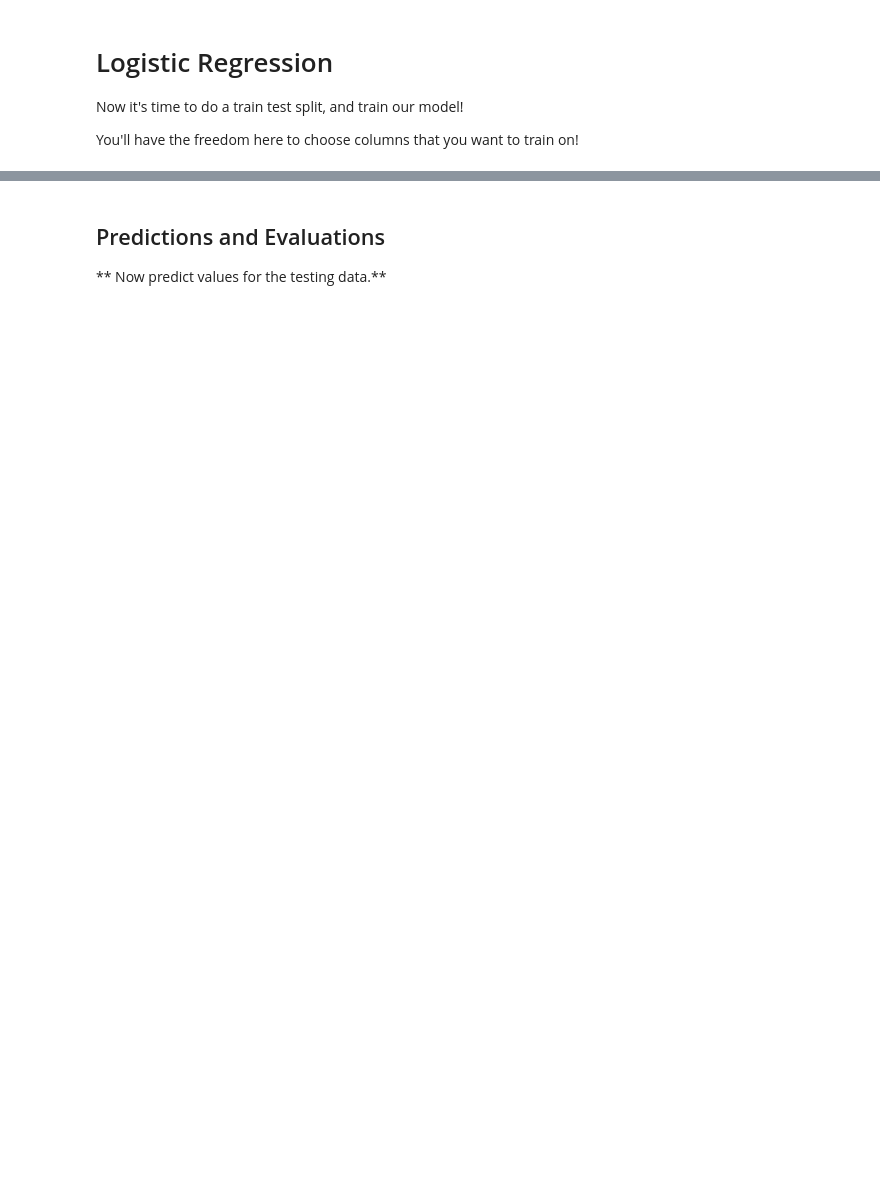
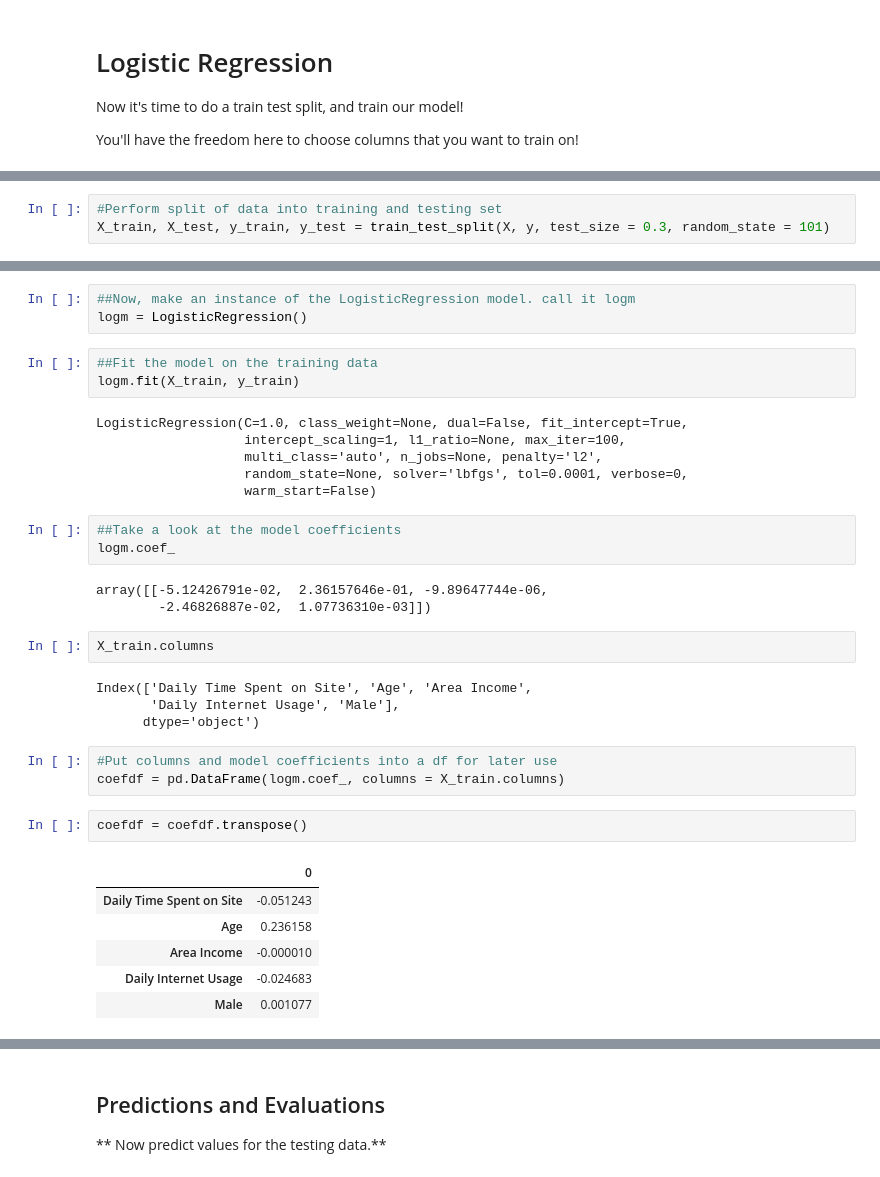
Before and after one commit to faithlierheimer/machine-learning-practice, a Jupyter notebook: 02-Logistic Regression Project.ipynb, the cells around one changed output, grey strips where cells are left out. Drawn from its saved outputs; the diff is of its cells as text; blank space fills up the shorter version.

```diff
--- a/02-Logistic Regression Project.ipynb
+++ b/02-Logistic Regression Project.ipynb
@@ -146 +167,4 @@ You'll have the freedom here to choose columns that you want to train on!
+# %%
+#Perform split of data into training and testing set
+X_train, X_test, y_train, y_test = train_test_split(X, y, test_size = 0.3, random_state = 101)
 # %% [markdown]
@@ -153,0 +175,36 @@ LogisticRegression(C=1.0, class_weight=None, dual=False, fit_intercept=True,
+# %%
+##Now, make an instance of the LogisticRegression model. call it logm
+logm = LogisticRegression()
+# %%
+##Fit the model on the training data
+logm.fit(X_train, y_train)
+# %% [output]
+LogisticRegression(C=1.0, class_weight=None, dual=False, fit_intercept=True,
+                   intercept_scaling=1, l1_ratio=None, max_iter=100,
+                   multi_class='auto', n_jobs=None, penalty='l2',
+                   random_state=None, solver='lbfgs', tol=0.0001, verbose=0,
+                   warm_start=False)
+# %%
+##Take a look at the model coefficients
+logm.coef_
+# %% [output]
+array([[-5.12426791e-02,  2.36157646e-01, -9.89647744e-06,
+        -2.46826887e-02,  1.07736310e-03]])
+# %%
+X_train.columns
+# %% [output]
+Index(['Daily Time Spent on Site', 'Age', 'Area Income',
+       'Daily Internet Usage', 'Male'],
+      dtype='object')
+# %%
+#Put columns and model coefficients into a df for later use
+coefdf = pd.DataFrame(logm.coef_, columns = X_train.columns)
+# %%
+coefdf = coefdf.transpose()
+# %% [output]
+|  | 0 |
+| Daily Time Spent on Site | -0.051243 |
+| Age | 0.236158 |
+| Area Income | -0.000010 |
+| Daily Internet Usage | -0.024683 |
+| Male | 0.001077 |
```
Also changed, not shown: parts of 13 cells of this notebook.
